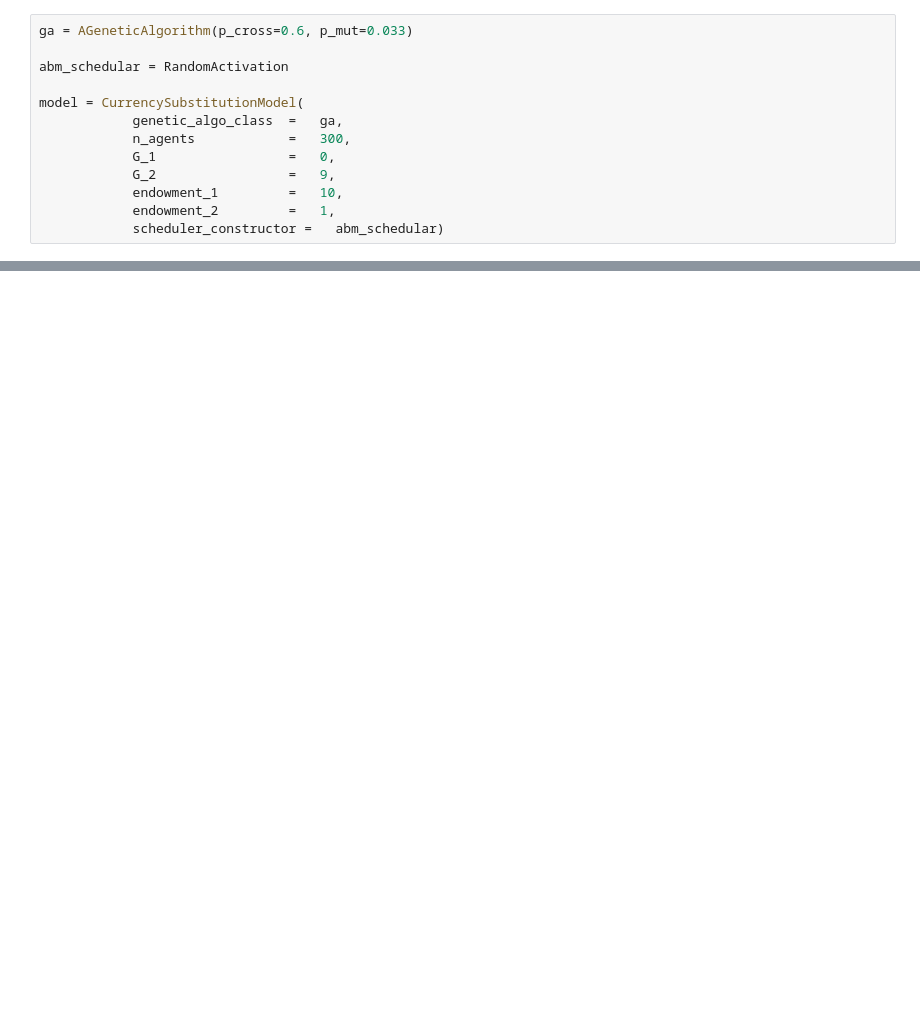
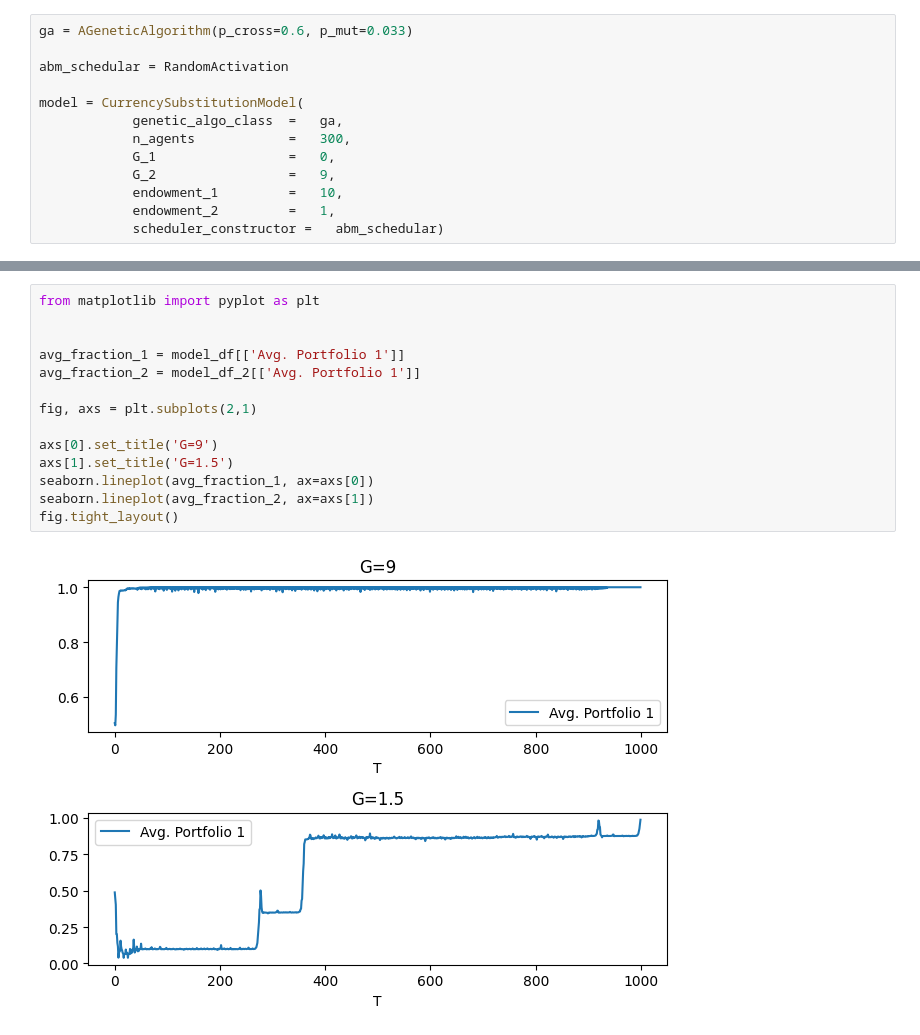
Before and after one commit to teddy21019/Econ-Code-Reproduction, a Jupyter notebook: Arifovic 01/sandbox.ipynb, the cells around one changed output, grey strips where cells are left out. Saved outputs shown, nothing was run; the diff lists cells and outputs as text; blank space fills up the shorter version.

```diff
--- a/Arifovic 01/sandbox.ipynb
+++ b/Arifovic 01/sandbox.ipynb
@@ -31,0 +58,16 @@ model_df = pd.DataFrame.from_dict(model.datacollector).set_index('T').fillna(0)
+# %%
+from matplotlib import pyplot as plt
+
+
+avg_fraction_1 = model_df[['Avg. Portfolio 1']]
+avg_fraction_2 = model_df_2[['Avg. Portfolio 1']]
+
+fig, axs = plt.subplots(2,1)
+
+axs[0].set_title('G=9')
+axs[1].set_title('G=1.5')
+seaborn.lineplot(avg_fraction_1, ax=axs[0])
+seaborn.lineplot(avg_fraction_2, ax=axs[1])
+fig.tight_layout()
+# %% [output]
+[figure, added]
```
Also changed, not shown: parts of 9 cells of this notebook.
